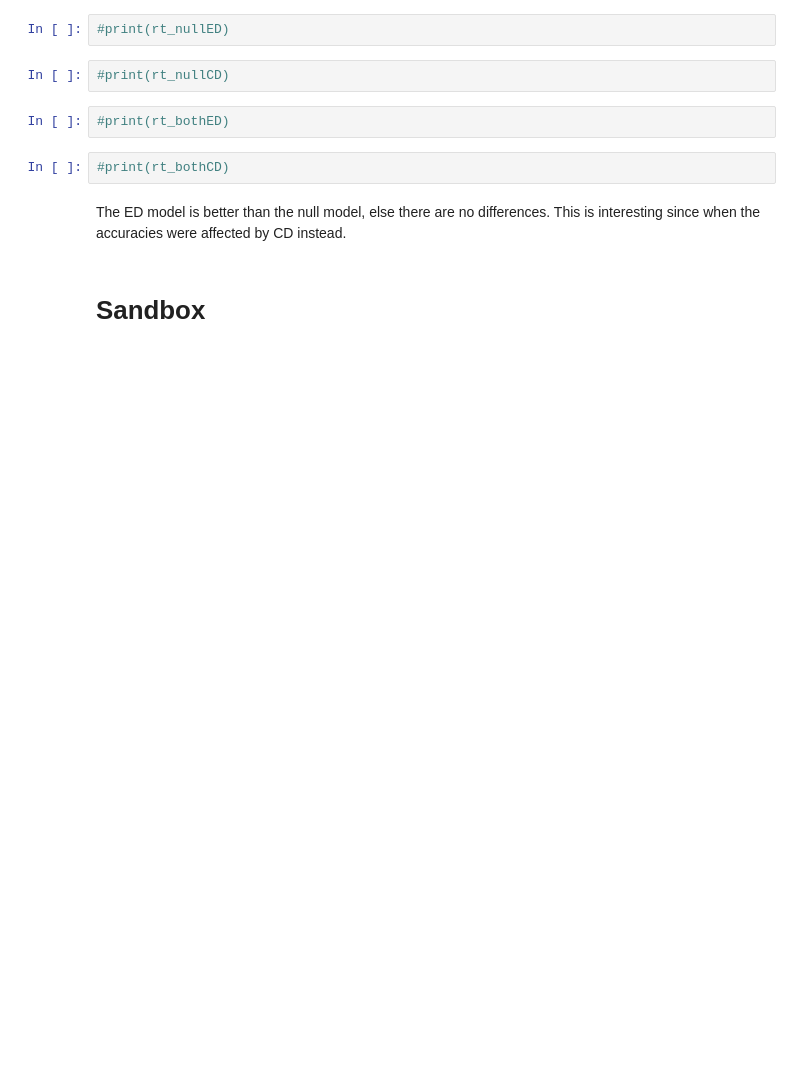
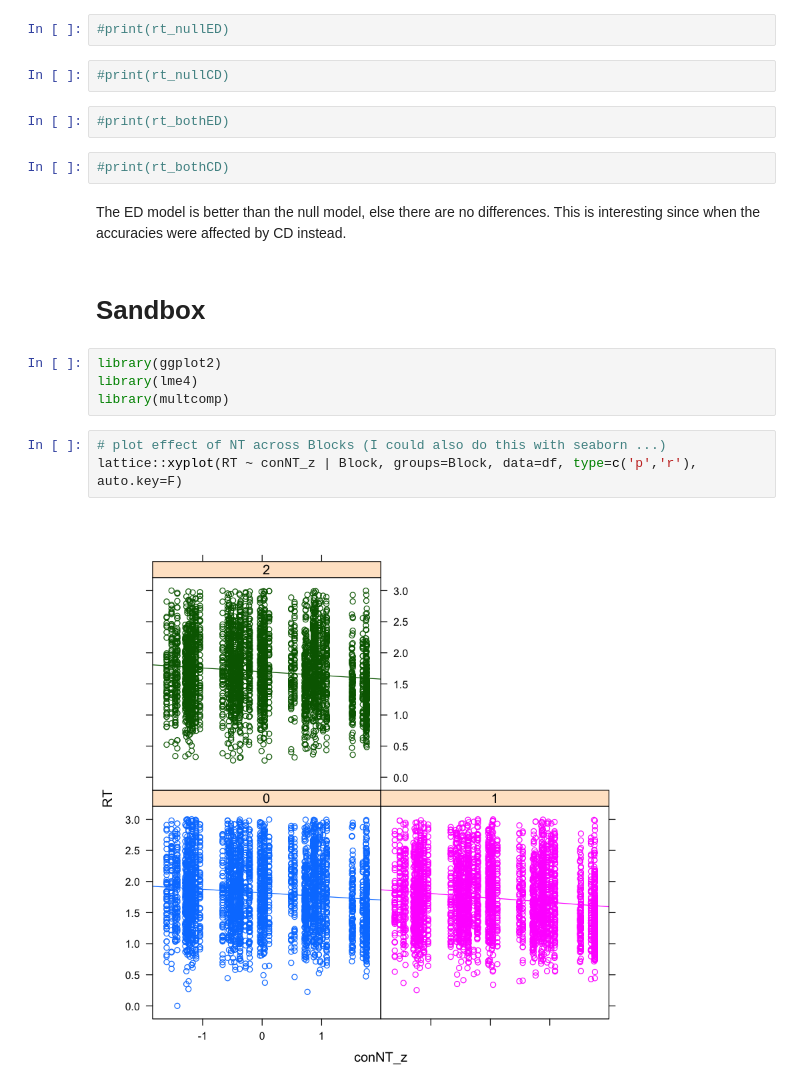
Before and after one commit to oliver-contier/ri_hmax, a Jupyter notebook: lme4_analysis.ipynb, the cells around one changed output. Saved outputs shown, nothing was run; the diff lists cells and outputs as text; blank space fills up the shorter version.

```diff
--- a/lme4_analysis.ipynb
+++ b/lme4_analysis.ipynb
@@ -270,3 +385,12 @@ The ED model is better than the null model, else there are no differences.
 This is interesting since when the accuracies were affected by CD instead.
 # %% [markdown]
 # Sandbox
+# %%
+library(ggplot2)
+library(lme4)
+library(multcomp)
+# %%
+# plot effect of NT across Blocks (I could also do this with seaborn ...)
+lattice::xyplot(RT ~ conNT_z | Block, groups=Block, data=df, type=c('p','r'), auto.key=F)
+# %% [output]
+[figure, added]
```
Also changed, not shown: parts of 50 cells of this notebook, 2 other files.
